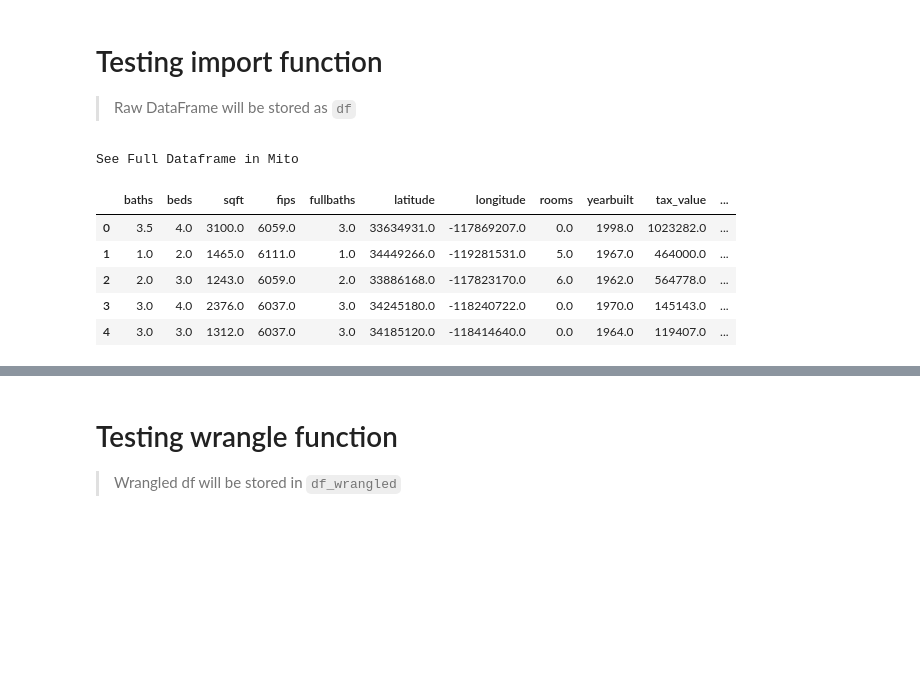
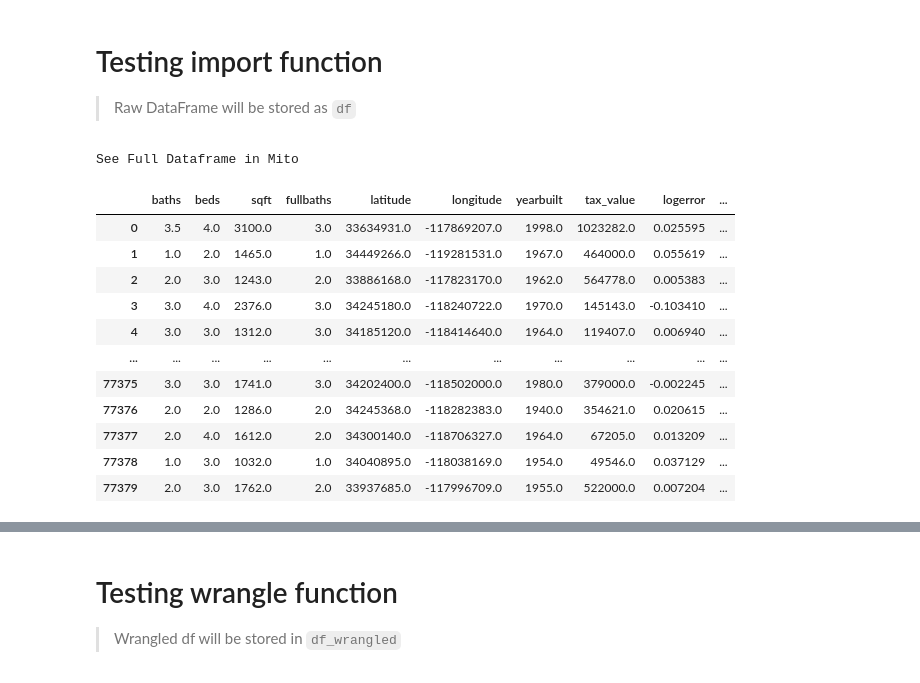
Before and after one commit to jones-stewart/zillow-clustering-project, a Jupyter notebook: 01_wrangle_jones.ipynb, the cells around one changed output, grey strips where cells are left out. Cells and saved outputs as stored; diff of their text form; code cells hidden in the pictures; blank space fills up the shorter version.

```diff
--- a/01_wrangle_jones.ipynb
+++ b/01_wrangle_jones.ipynb
@@ -6,12 +6,18 @@ import wrangle_jones
 # %%
 df = wrangle_jones.acquire_zillow()
 # %%
-df.head()
+df
 # %% [output]
 See Full Dataframe in Mito
-|  | baths | beds | sqft | fips | fullbaths | latitude | longitude | rooms | yearbuilt | tax_value | ... |
-| 0 | 3.5 | 4.0 | 3100.0 | 6059.0 | 3.0 | 33634931.0 | -117869207.0 | 0.0 | 1998.0 | 1023282.0 | ... |
-| 1 | 1.0 | 2.0 | 1465.0 | 6111.0 | 1.0 | 34449266.0 | -119281531.0 | 5.0 | 1967.0 | 464000.0 | ... |
-| 2 | 2.0 | 3.0 | 1243.0 | 6059.0 | 2.0 | 33886168.0 | -117823170.0 | 6.0 | 1962.0 | 564778.0 | ... |
-| 3 | 3.0 | 4.0 | 2376.0 | 6037.0 | 3.0 | 34245180.0 | -118240722.0 | 0.0 | 1970.0 | 145143.0 | ... |
-| 4 | 3.0 | 3.0 | 1312.0 | 6037.0 | 3.0 | 34185120.0 | -118414640.0 | 0.0 | 1964.0 | 119407.0 | ... |
+|  | baths | beds | sqft | fullbaths | latitude | longitude | yearbuilt | tax_value | logerror | ... |
+| 0 | 3.5 | 4.0 | 3100.0 | 3.0 | 33634931.0 | -117869207.0 | 1998.0 | 1023282.0 | 0.025595 | ... |
+| 1 | 1.0 | 2.0 | 1465.0 | 1.0 | 34449266.0 | -119281531.0 | 1967.0 | 464000.0 | 0.055619 | ... |
+| 2 | 2.0 | 3.0 | 1243.0 | 2.0 | 33886168.0 | -117823170.0 | 1962.0 | 564778.0 | 0.005383 | ... |
+| 3 | 3.0 | 4.0 | 2376.0 | 3.0 | 34245180.0 | -118240722.0 | 1970.0 | 145143.0 | -0.103410 | ... |
+| 4 | 3.0 | 3.0 | 1312.0 | 3.0 | 34185120.0 | -118414640.0 | 1964.0 | 119407.0 | 0.006940 | ... |
+| ... | ... | ... | ... | ... | ... | ... | ... | ... | ... | ... |
+| 77375 | 3.0 | 3.0 | 1741.0 | 3.0 | 34202400.0 | -118502000.0 | 1980.0 | 379000.0 | -0.002245 | ... |
+| 77376 | 2.0 | 2.0 | 1286.0 | 2.0 | 34245368.0 | -118282383.0 | 1940.0 | 354621.0 | 0.020615 | ... |
+| 77377 | 2.0 | 4.0 | 1612.0 | 2.0 | 34300140.0 | -118706327.0 | 1964.0 | 67205.0 | 0.013209 | ... |
+| 77378 | 1.0 | 3.0 | 1032.0 | 1.0 | 34040895.0 | -118038169.0 | 1954.0 | 49546.0 | 0.037129 | ... |
+| 77379 | 2.0 | 3.0 | 1762.0 | 2.0 | 33937685.0 | -117996709.0 | 1955.0 | 522000.0 | 0.007204 | ... |
```
Also changed, not shown: parts of 31 cells of this notebook, 2 other files.
